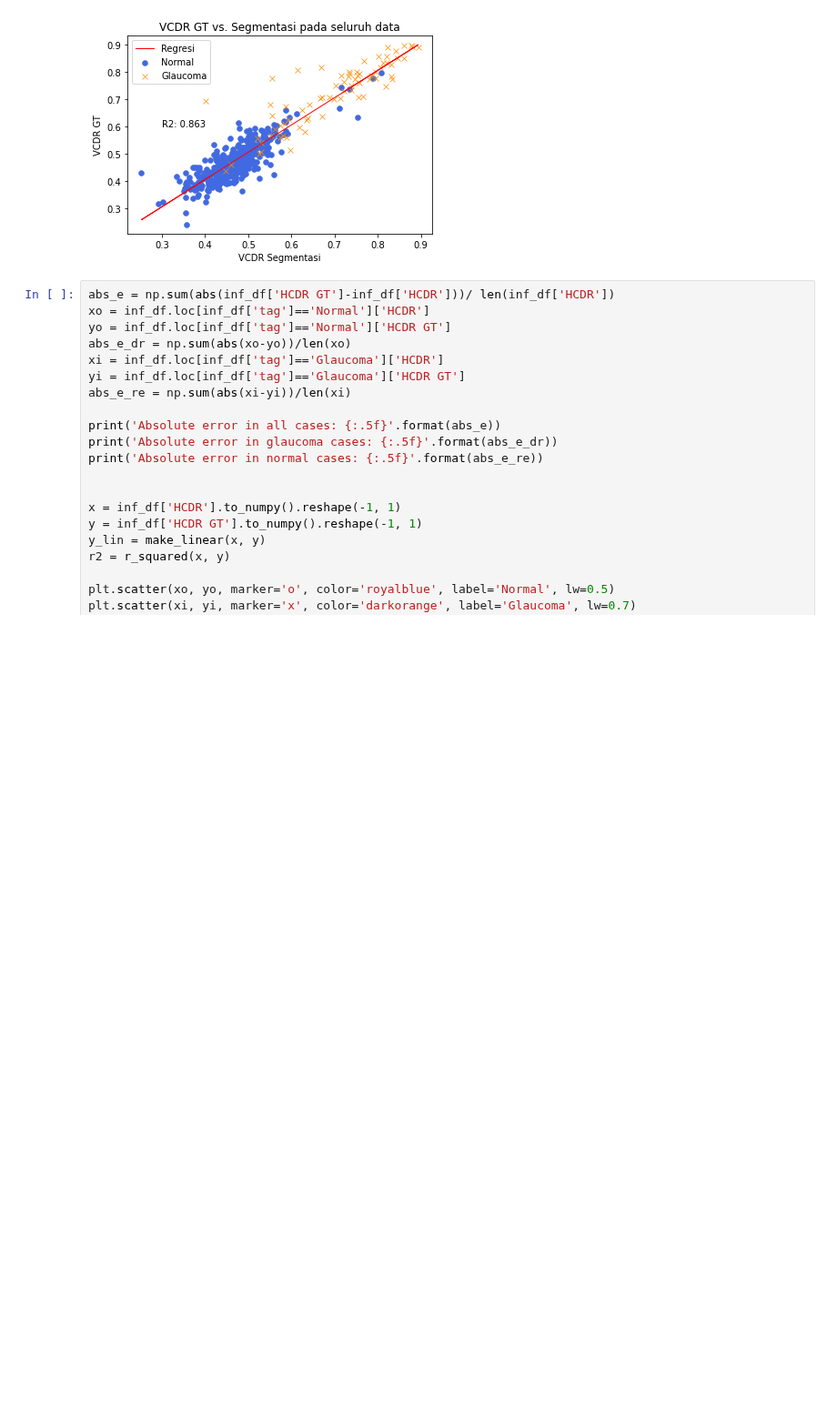
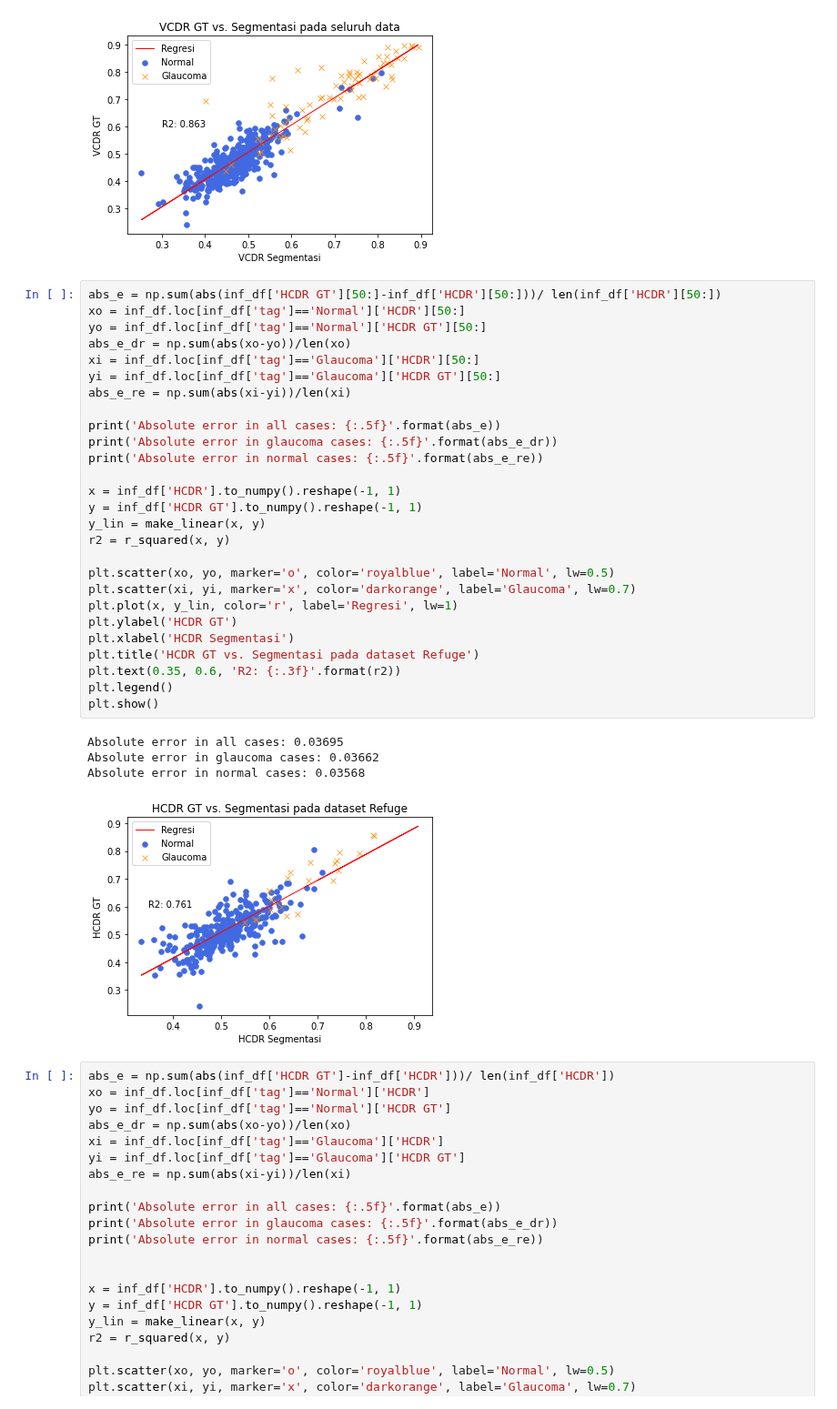
Before and after one commit to anasnafis77/Glaucoma-Detection-UNet, a Jupyter notebook: Glaucoma_inference.ipynb, the cells around one changed output. Shown at 91% size. Saved outputs shown, nothing was run; the diff lists cells and outputs as text; blank space fills up the shorter version.

```diff
--- a/Glaucoma_inference.ipynb
+++ b/Glaucoma_inference.ipynb
@@ -320,6 +321,38 @@ Absolute error in all cases: 0.03311
 Absolute error in glaucoma cases: 0.03135
 Absolute error in normal cases: 0.04238
 [figure]
+# %%
+abs_e = np.sum(abs(inf_df['HCDR GT'][50:]-inf_df['HCDR'][50:]))/ len(inf_df['HCDR'][50:])
+xo = inf_df.loc[inf_df['tag']=='Normal']['HCDR'][50:]
+yo = inf_df.loc[inf_df['tag']=='Normal']['HCDR GT'][50:]
+abs_e_dr = np.sum(abs(xo-yo))/len(xo)
+xi = inf_df.loc[inf_df['tag']=='Glaucoma']['HCDR'][50:]
+yi = inf_df.loc[inf_df['tag']=='Glaucoma']['HCDR GT'][50:]
+abs_e_re = np.sum(abs(xi-yi))/len(xi)
+
+print('Absolute error in all cases: {:.5f}'.format(abs_e))
+print('Absolute error in glaucoma cases: {:.5f}'.format(abs_e_dr))
+print('Absolute error in normal cases: {:.5f}'.format(abs_e_re))
+
+x = inf_df['HCDR'].to_numpy().reshape(-1, 1)
+y = inf_df['HCDR GT'].to_numpy().reshape(-1, 1)
+y_lin = make_linear(x, y)
+r2 = r_squared(x, y)
+
+plt.scatter(xo, yo, marker='o', color='royalblue', label='Normal', lw=0.5)
+plt.scatter(xi, yi, marker='x', color='darkorange', label='Glaucoma', lw=0.7)
+plt.plot(x, y_lin, color='r', label='Regresi', lw=1)
+plt.ylabel('HCDR GT')
+plt.xlabel('HCDR Segmentasi')
+plt.title('HCDR GT vs. Segmentasi pada dataset Refuge')
+plt.text(0.35, 0.6, 'R2: {:.3f}'.format(r2))
+plt.legend()
+plt.show()
+# %% [output]
+Absolute error in all cases: 0.03695
+Absolute error in glaucoma cases: 0.03662
+Absolute error in normal cases: 0.03568
+[figure, added]
 # %%
 abs_e = np.sum(abs(inf_df['HCDR GT']-inf_df['HCDR']))/ len(inf_df['HCDR'])
 xo = inf_df.loc[inf_df['tag']=='Normal']['HCDR']
```
Also changed, not shown: parts of 4 cells of this notebook.
